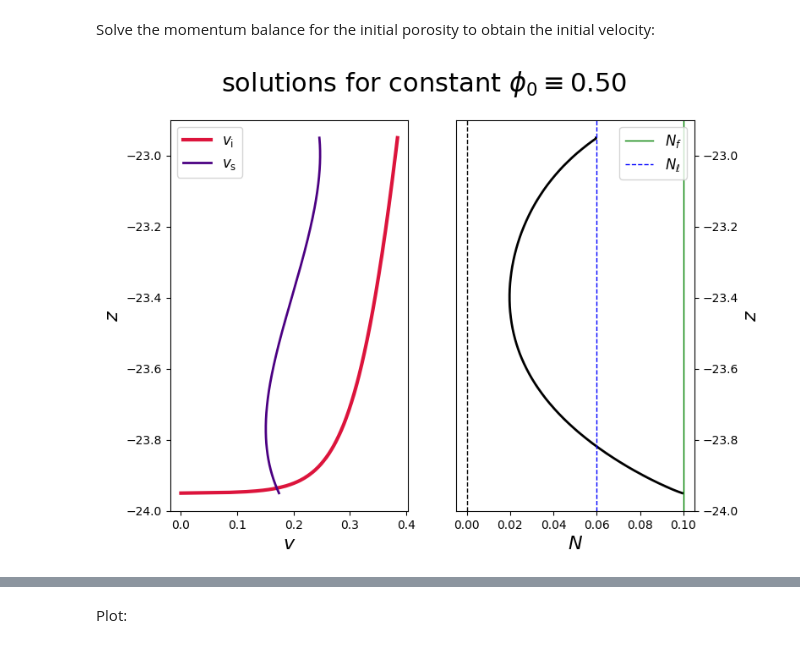
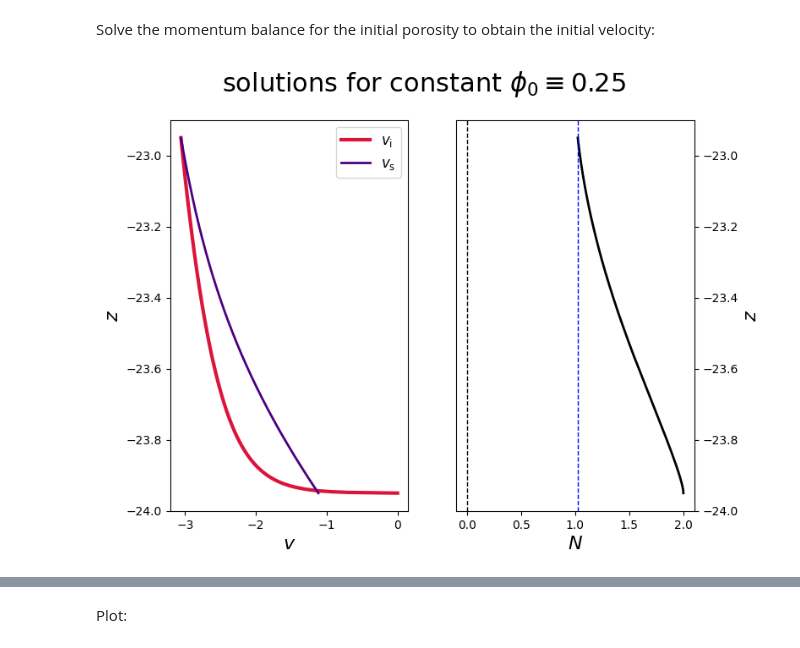
Before and after one commit to agstub-umd/compaction-frost, a Jupyter notebook: notebooks/example.ipynb, the cells around one changed output, grey strips where cells are left out. Saved outputs shown, nothing was run; the diff lists cells and outputs as text; code cells hidden in the pictures.

```diff
--- a/notebooks/example.ipynb
+++ b/notebooks/example.ipynb
@@ -38,8 +38,8 @@ domain = create_interval(MPI.COMM_WORLD,nz,[zf,zl])
 # %% [markdown]
 Define initial porosity $\phi_0$  and effecive pressure $N=N_f$  at base of fringe
 # %%
-phi0 = 0.5
-Nf = 0.1 #Pi(phi0)
+phi0 = 0.25
+Nf = 2
 # %% [markdown]
 Plot saturation, permeability, temperature:
 # %%
@@ -110,7 +110,7 @@ w0.interpolate(Expression(sol.sub(0), V0.element.interpolation_points()))
 wi0.interpolate(Expression(sol.sub(1), V0.element.interpolation_points()))
 
 
-Nl_ = (1-phi_0*S)*((1+T) - Sigma(wi0,phi_0,S)/(phi_0*S))
+Nl_ = (1-phi_0*S)*(1+T) + Sigma(wi0,phi_0,S)
 Nl__ = Function(V0)
 Nl__.interpolate(Expression(Nl_, V0.element.interpolation_points()))
 Nl = Nl__.x.array[-1]
@@ -119,33 +119,33 @@ m = Q(phi_0,S)/(1-phi_0*S)
 wil = Function(V0)
 wil.interpolate(Expression(w0+m, V0.element.interpolation_points()))
 wil = wil.x.array[-1]
 
 z_ = domain.geometry.x[:,0]
 w_ = w0.x.array
 wi_ = wi0.x.array
 N_p = N__.x.array
 
 plt.figure(figsize=(8,6))
 plt.suptitle(r'solutions for constant $\phi_0\equiv$'+'{:.2f}'.format(phi0),fontsize=22)
 plt.subplot(121)
 plt.plot(wi_,z_,color='crimson',linewidth=3,label=r'$v_\mathrm{i}$')
 plt.plot(w_,z_,color='indigo',linewidth=2,linestyle='-',label=r'$v_\mathrm{s}$')
 # plt.axvline(wil,color='k',linestyle='--',linewidth=1,label=r'$v_\mathrm{i}(z_\ell)$ (true)')
 plt.xlabel(r'$v$',fontsize=16)
 plt.ylabel(r'$z$',fontsize=16)
 plt.legend(fontsize=12)
 plt.subplot(122)
 plt.plot(N_p,z_,color='k',linewidth=2)
-plt.axvline(Nf,color='green',linestyle='-',linewidth=1,label=r'$N_f$')
+# plt.axvline(Nf,color='green',linestyle='-',linewidth=1,label=r'$N_f$')
 plt.axvline(Nl,color='blue',linestyle='--',linewidth=1,label=r'$N_\ell$')
 plt.axvline(0,color='k',linestyle='--',linewidth=1)
 plt.xlabel(r'$N$',fontsize=16)
 plt.gca().yaxis.set_label_position("right")
 plt.gca().yaxis.tick_right()
 plt.ylabel(r'$z$ ',fontsize=16)
 # plt.xlim(0,N_.max())
-plt.legend(fontsize=12)
+# plt.legend(fontsize=12)
 plt.show()
 plt.close()
 # %% [output]
-[figure, old version]
+[figure, new version]
```
Also changed, not shown: parts of 9 cells of this notebook, 4 other files.
